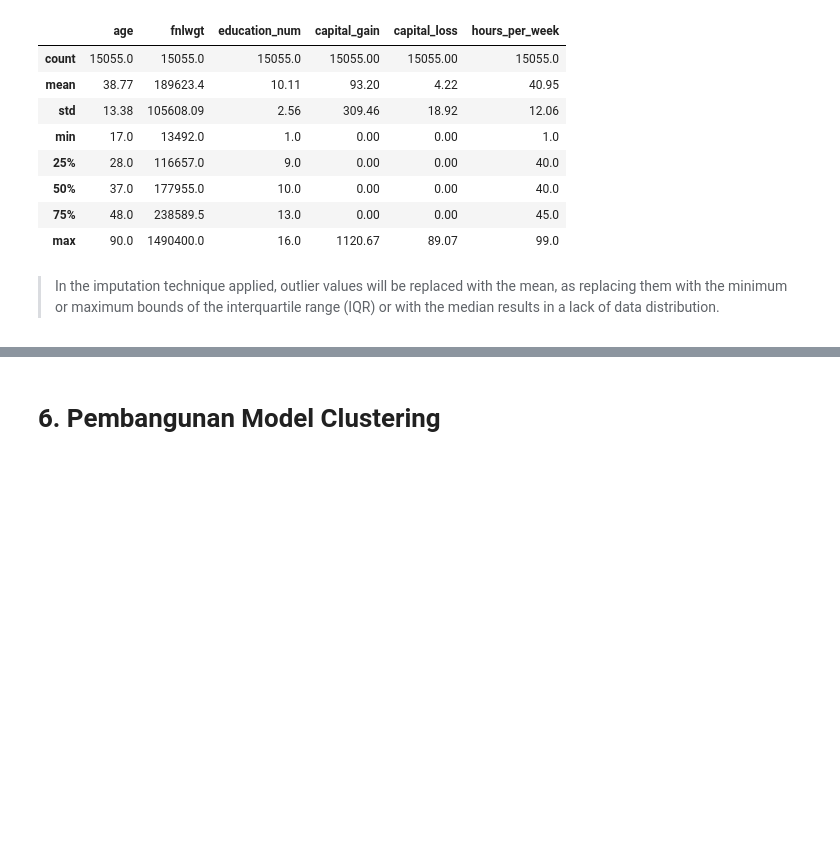
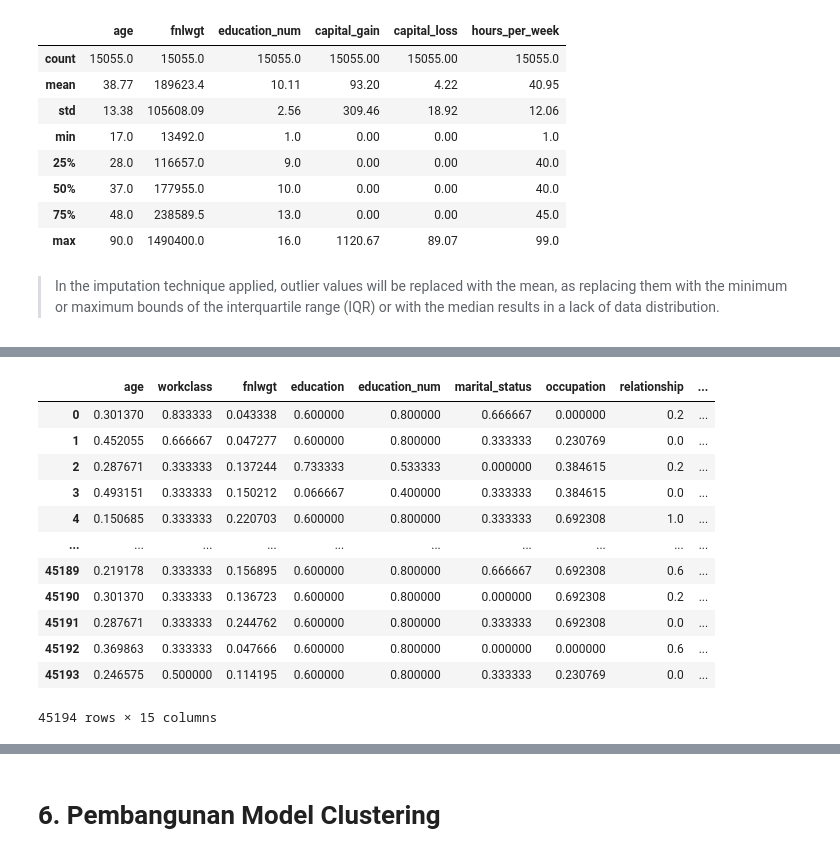
Before and after one commit to Maoelan/adult-income-clustering-classification, a Jupyter notebook: [Clustering] Submission Akhir BMLP_Maulana Muhammad.ipynb, the cells around one changed output, grey strips where cells are left out. Cells and saved outputs as stored; diff of their text form; code cells hidden in the pictures; blank space fills up the shorter version.

```diff
--- a/[Clustering] Submission Akhir BMLP_Maulana Muhammad.ipynb
+++ b/[Clustering] Submission Akhir BMLP_Maulana Muhammad.ipynb
@@ -647,0 +729,18 @@ test_df.describe().round(2)
+# %%
+combined_df = pd.concat([train_df, test_df], ignore_index=True)
+# %%
+combined_df
+# %% [output]
+|  | age | workclass | fnlwgt | education | education_num | marital_status | occupation | relationship | ... |
+| 0 | 0.301370 | 0.833333 | 0.043338 | 0.600000 | 0.800000 | 0.666667 | 0.000000 | 0.2 | ... |
+| 1 | 0.452055 | 0.666667 | 0.047277 | 0.600000 | 0.800000 | 0.333333 | 0.230769 | 0.0 | ... |
+| 2 | 0.287671 | 0.333333 | 0.137244 | 0.733333 | 0.533333 | 0.000000 | 0.384615 | 0.2 | ... |
+| 3 | 0.493151 | 0.333333 | 0.150212 | 0.066667 | 0.400000 | 0.333333 | 0.384615 | 0.0 | ... |
+| 4 | 0.150685 | 0.333333 | 0.220703 | 0.600000 | 0.800000 | 0.333333 | 0.692308 | 1.0 | ... |
+| ... | ... | ... | ... | ... | ... | ... | ... | ... | ... |
+| 45189 | 0.219178 | 0.333333 | 0.156895 | 0.600000 | 0.800000 | 0.666667 | 0.692308 | 0.6 | ... |
+| 45190 | 0.301370 | 0.333333 | 0.136723 | 0.600000 | 0.800000 | 0.000000 | 0.692308 | 0.2 | ... |
+| 45191 | 0.287671 | 0.333333 | 0.244762 | 0.600000 | 0.800000 | 0.333333 | 0.692308 | 0.0 | ... |
+| 45192 | 0.369863 | 0.333333 | 0.047666 | 0.600000 | 0.800000 | 0.000000 | 0.000000 | 0.6 | ... |
+| 45193 | 0.246575 | 0.500000 | 0.114195 | 0.600000 | 0.800000 | 0.333333 | 0.230769 | 0.0 | ... |
+45194 rows × 15 columns
```
Also changed, not shown: parts of 19 cells of this notebook.
